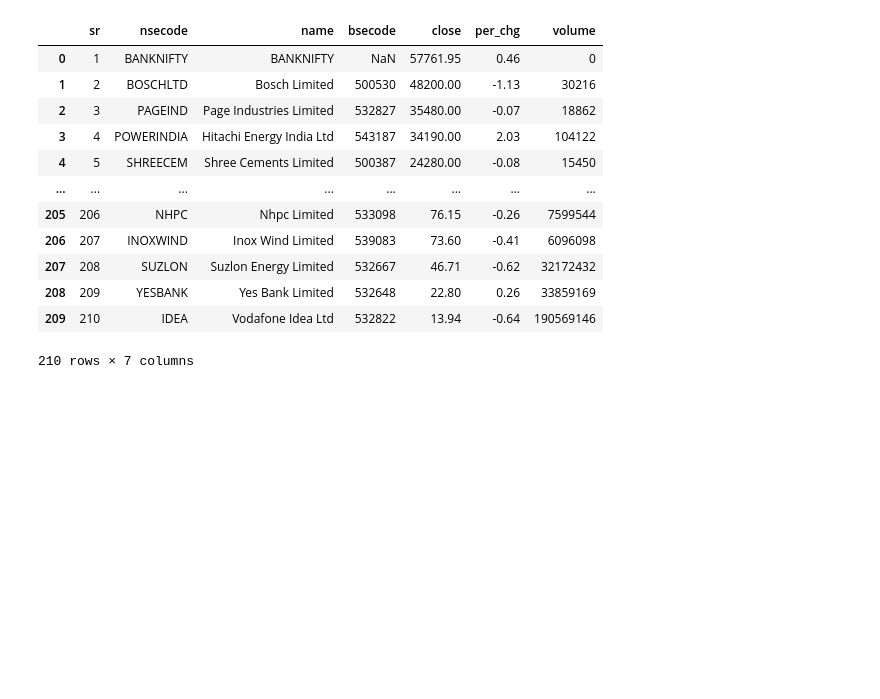
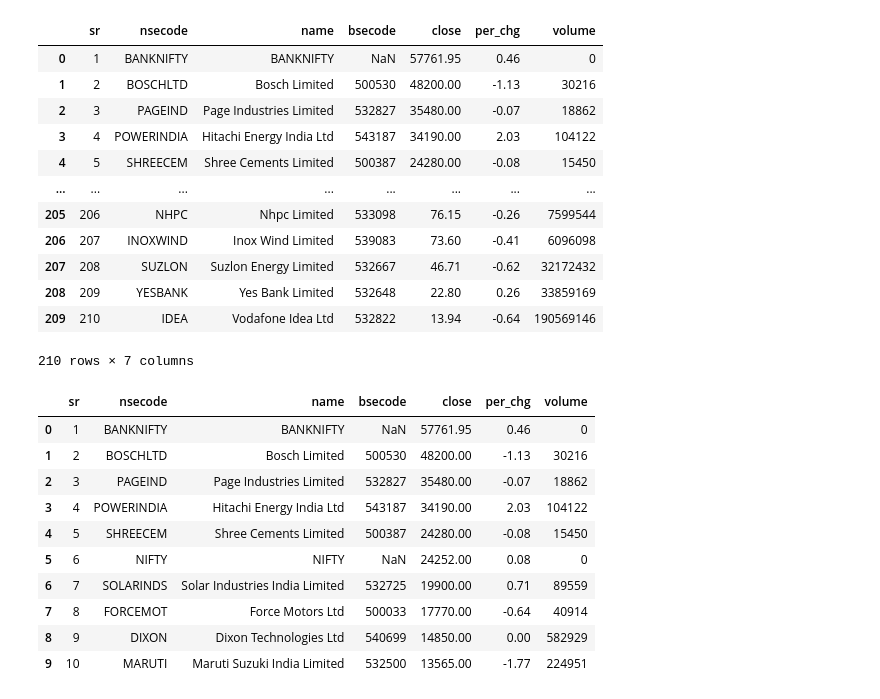
Before and after one commit to sunilsala88/batch-38, a Jupyter notebook: 10_numpy_pandas/pandas1.ipynb, the cells around one changed output. Drawn from its saved outputs; the diff is of its cells as text; code cells hidden in the pictures; blank space fills up the shorter version.

```diff
--- a/10_numpy_pandas/pandas1.ipynb
+++ b/10_numpy_pandas/pandas1.ipynb
@@ -168,3 +168,17 @@ df
 | 208 | 209 | YESBANK | Yes Bank Limited | 532648 | 22.80 | 0.26 | 33859169 |
 | 209 | 210 | IDEA | Vodafone Idea Ltd | 532822 | 13.94 | -0.64 | 190569146 |
 210 rows × 7 columns
+# %%
+df.head(10)
+# %% [output]
+|  | sr | nsecode | name | bsecode | close | per_chg | volume |
+| 0 | 1 | BANKNIFTY | BANKNIFTY | NaN | 57761.95 | 0.46 | 0 |
+| 1 | 2 | BOSCHLTD | Bosch Limited | 500530 | 48200.00 | -1.13 | 30216 |
+| 2 | 3 | PAGEIND | Page Industries Limited | 532827 | 35480.00 | -0.07 | 18862 |
+| 3 | 4 | POWERINDIA | Hitachi Energy India Ltd | 543187 | 34190.00 | 2.03 | 104122 |
+| 4 | 5 | SHREECEM | Shree Cements Limited | 500387 | 24280.00 | -0.08 | 15450 |
+| 5 | 6 | NIFTY | NIFTY | NaN | 24252.00 | 0.08 | 0 |
+| 6 | 7 | SOLARINDS | Solar Industries India Limited | 532725 | 19900.00 | 0.71 | 89559 |
+| 7 | 8 | FORCEMOT | Force Motors Ltd | 500033 | 17770.00 | -0.64 | 40914 |
+| 8 | 9 | DIXON | Dixon Technologies Ltd | 540699 | 14850.00 | 0.00 | 582929 |
+| 9 | 10 | MARUTI | Maruti Suzuki India Limited | 532500 | 13565.00 | -1.77 | 224951 |
```
Also changed, not shown: parts of 7 cells of this notebook, 1 other file.
